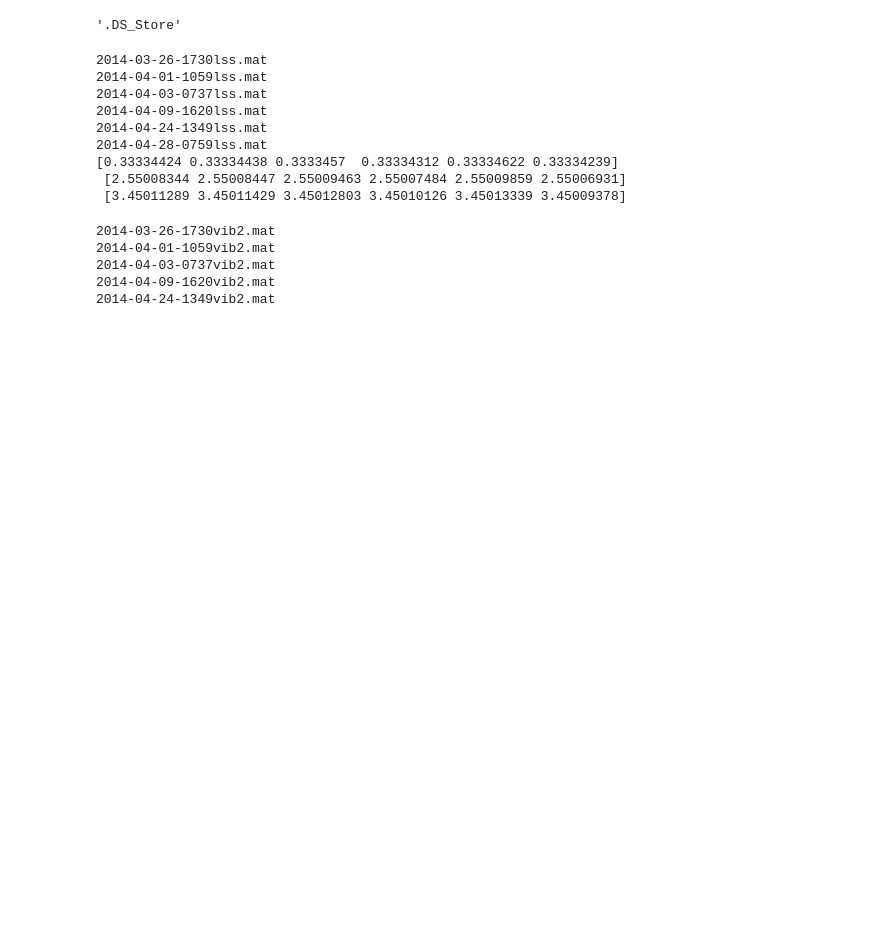
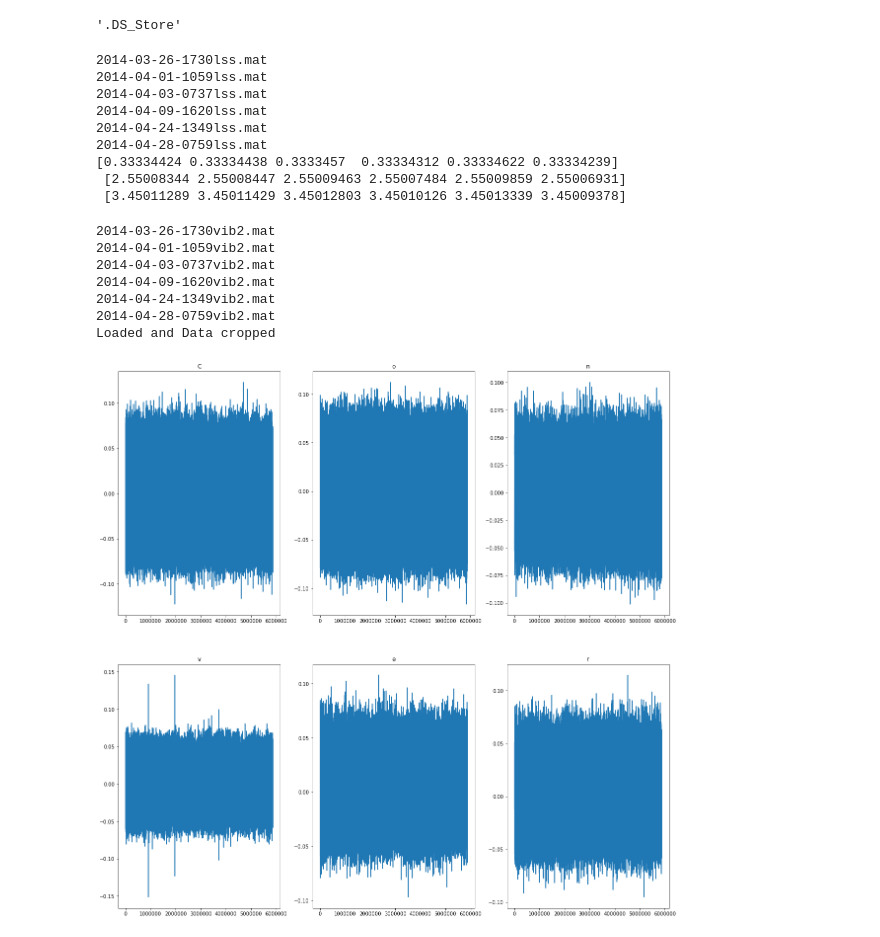
Before and after one commit to 4zi77/wind_turbine, a Jupyter notebook: Python/display_raw_data.ipynb, the cells around one changed output. Saved outputs shown, nothing was run; the diff lists cells and outputs as text; code cells hidden in the pictures; blank space fills up the shorter version.

```diff
--- a/Python/display_raw_data.ipynb
+++ b/Python/display_raw_data.ipynb
@@ -47,37 +47,38 @@ print(fr, '\n', fo, '\n', fi)
  [2.55008344 2.55008447 2.55009463 2.55007484 2.55009859 2.55006931]
  [3.45011289 3.45011429 3.45012803 3.45010126 3.45013339 3.45009378]
 # %%
-
 keywords  = ['hss', 'i1', 'i2', 'i3', 'lss', 'v1', 'v2', 'v3', 'vib1', 'vib2', 'vib3']
 keyword = keywords[-2]
 loaded_data = []
 for file in files:
     if keyword in file:
         print(file)
         loaded_data.append(loadmat(myPath+file))
 
 data = []
 for i in range(len(loaded_data)):
     a = loaded_data[i]
     b = a[keyword]
     data.append(b["rawData"])
     fs = b["fs"]
 #TODO generate time  axis from sampling time
 
 for i in range(len(data)):
     data[i] = data[i][100:-100]
 print("Loaded and Data cropped")
 
-plt.figure(1, figsize = (20,20))
+plt.figure(figsize = (20,20))
 for i in range(len(data)):
-    plt.figure(1)
     plt.subplot(231+i)
     plt.plot(data[i])
-    plt.title(files[i])
+    plt.title(file[i])
 # %% [output]
 2014-03-26-1730vib2.mat
 2014-04-01-1059vib2.mat
 2014-04-03-0737vib2.mat
 2014-04-09-1620vib2.mat
 2014-04-24-1349vib2.mat
+2014-04-28-0759vib2.mat
+Loaded and Data cropped
+[figure, added]
 # %%
```
Also changed, not shown: parts of 2 cells of this notebook.
